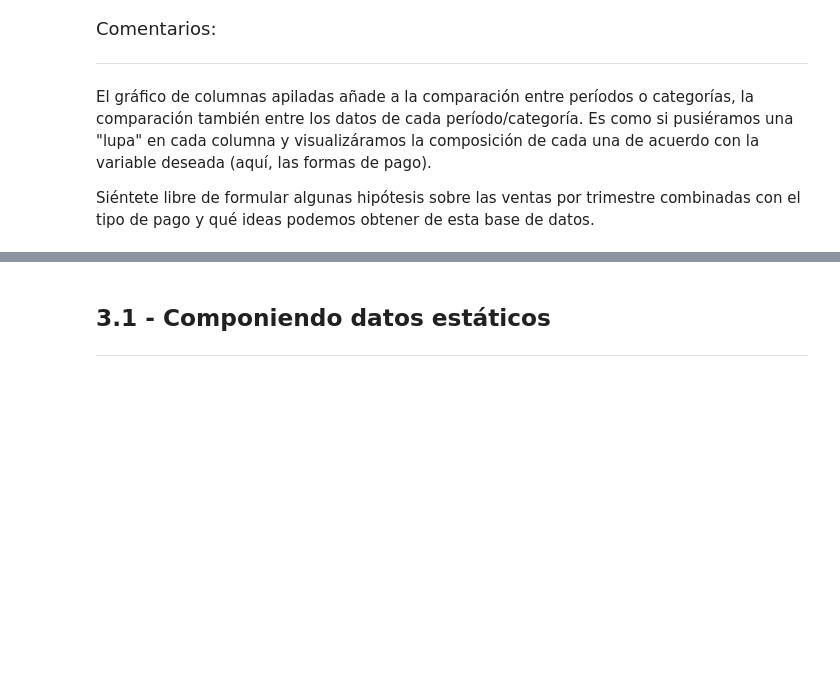
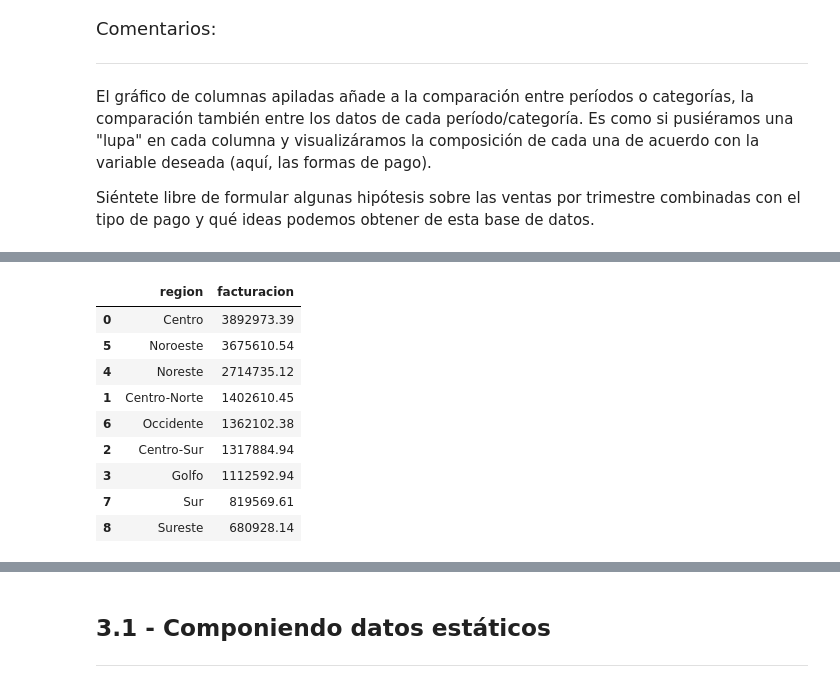
Before and after one commit to MiguelFigueroa02/IA_Ciencia_de_datos, a Jupyter notebook: IA_aplicada_a_ciencia_de_datos.ipynb, the cells around one changed output, grey strips where cells are left out. Saved outputs shown, nothing was run; the diff lists cells and outputs as text; code cells hidden in the pictures; blank space fills up the shorter version.

```diff
--- a/IA_aplicada_a_ciencia_de_datos.ipynb
+++ b/IA_aplicada_a_ciencia_de_datos.ipynb
@@ -1044,0 +1092,16 @@ Siéntete libre de formular algunas hipótesis sobre las ventas por trimestre co
+# %%
+# 3. Ordenar de mayor a menor (opcional, para visualización más clara)
+facturacion_por_region = facturacion_por_region.sort_values(by='facturacion', ascending=False)
+# %%
+facturacion_por_region
+# %% [output]
+|  | region | facturacion |
+| 0 | Centro | 3892973.39 |
+| 5 | Noroeste | 3675610.54 |
+| 4 | Noreste | 2714735.12 |
+| 1 | Centro-Norte | 1402610.45 |
+| 6 | Occidente | 1362102.38 |
+| 2 | Centro-Sur | 1317884.94 |
+| 3 | Golfo | 1112592.94 |
+| 7 | Sur | 819569.61 |
+| 8 | Sureste | 680928.14 |
```
Also changed, not shown: parts of 21 cells of this notebook.
